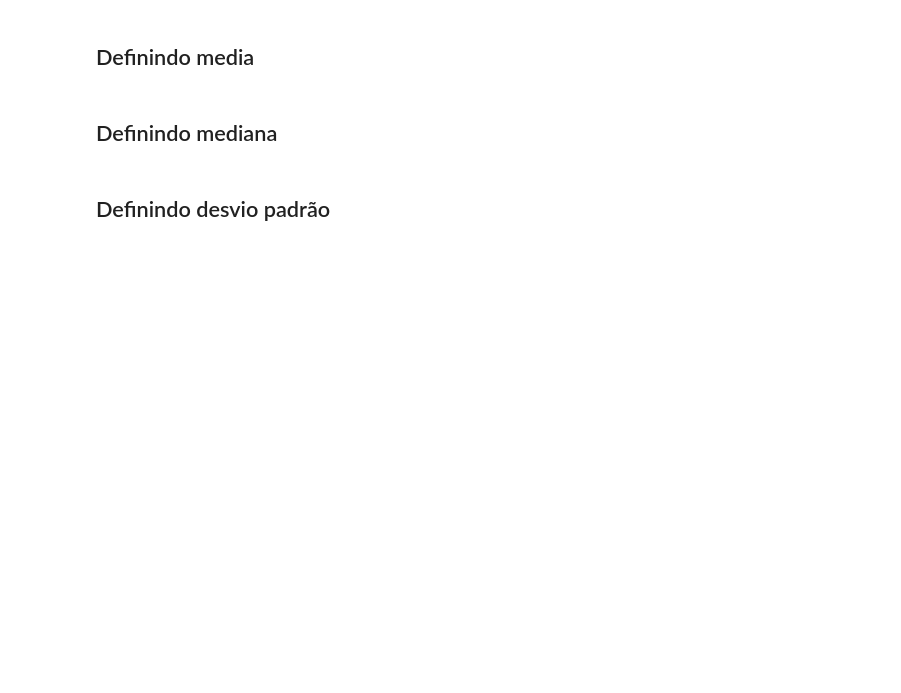
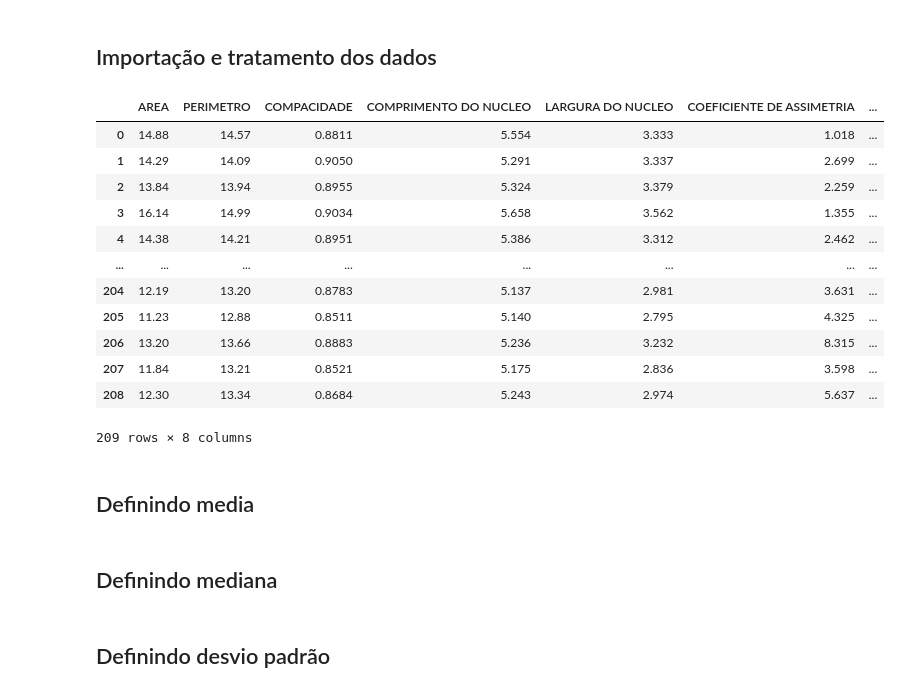
Before and after one commit to Raquerd/FASE-4---Cap3, a Jupyter notebook: script/script.ipynb, the cells around one changed output. Drawn from its saved outputs; the diff is of its cells as text; code cells hidden in the pictures; blank space fills up the shorter version.

```diff
--- a/script/script.ipynb
+++ b/script/script.ipynb
@@ -3,13 +9,37 @@ import pandas as pd, math, numpy as np, matplotlib.pyplot as plt, seaborn as sns
+# %% [markdown]
+## Importação e tratamento dos dados
 # %%
 
 path = r'C:\Users\Davi\Documents\Projetos\FIAP\FASE 4\Cap3\documents\seeds_dataset.txt'
 
 df = pd.read_csv(r"C:\Users\Davi\Documents\Projetos\FIAP\FASE 4\Cap3\documents\seeds_dataset.txt", sep='\s+')
 df.columns = ['AREA', 'PERIMETRO', 'COMPACIDADE', 'COMPRIMENTO DO NUCLEO', 'LARGURA DO NUCLEO', 'COEFICIENTE DE ASSIMETRIA', 'COMPRIMENTO DO SULCO DO NUCLEO', 'AMOSTRA']
 
 df['AMOSTRA'] = df['AMOSTRA'].map({1:'Kama', 2:'Rosa', 3:'Canadian'})
 
+## Identificação e tratativa de valorez vaizos
+for col in df.columns:
+    for a in df[col].isna():
+        if a == True:
+            print({col:a})
+            df = df.fillna({col:0.0})
+
+
 display(df)
+# %% [output]
+|  | AREA | PERIMETRO | COMPACIDADE | COMPRIMENTO DO NUCLEO | LARGURA DO NUCLEO | COEFICIENTE DE ASSIMETRIA | ... |
+| 0 | 14.88 | 14.57 | 0.8811 | 5.554 | 3.333 | 1.018 | ... |
+| 1 | 14.29 | 14.09 | 0.9050 | 5.291 | 3.337 | 2.699 | ... |
+| 2 | 13.84 | 13.94 | 0.8955 | 5.324 | 3.379 | 2.259 | ... |
+| 3 | 16.14 | 14.99 | 0.9034 | 5.658 | 3.562 | 1.355 | ... |
+| 4 | 14.38 | 14.21 | 0.8951 | 5.386 | 3.312 | 2.462 | ... |
+| ... | ... | ... | ... | ... | ... | ... | ... |
+| 204 | 12.19 | 13.20 | 0.8783 | 5.137 | 2.981 | 3.631 | ... |
+| 205 | 11.23 | 12.88 | 0.8511 | 5.140 | 2.795 | 4.325 | ... |
+| 206 | 13.20 | 13.66 | 0.8883 | 5.236 | 3.232 | 8.315 | ... |
+| 207 | 11.84 | 13.21 | 0.8521 | 5.175 | 2.836 | 3.598 | ... |
+| 208 | 12.30 | 13.34 | 0.8684 | 5.243 | 2.974 | 5.637 | ... |
+209 rows × 8 columns
 # %% [markdown]
 ## Definindo media
 # %%
```
Also changed, not shown: parts of 16 cells of this notebook, 11 other files.
